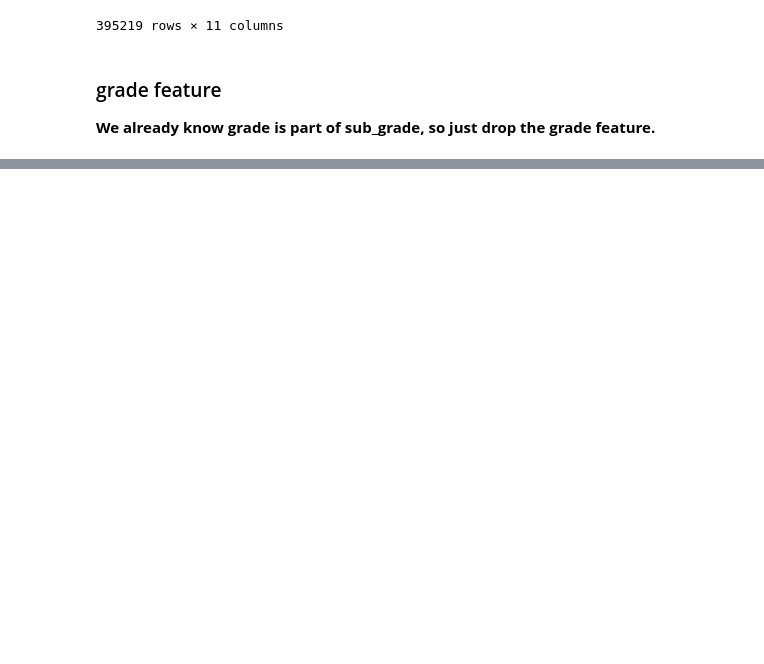
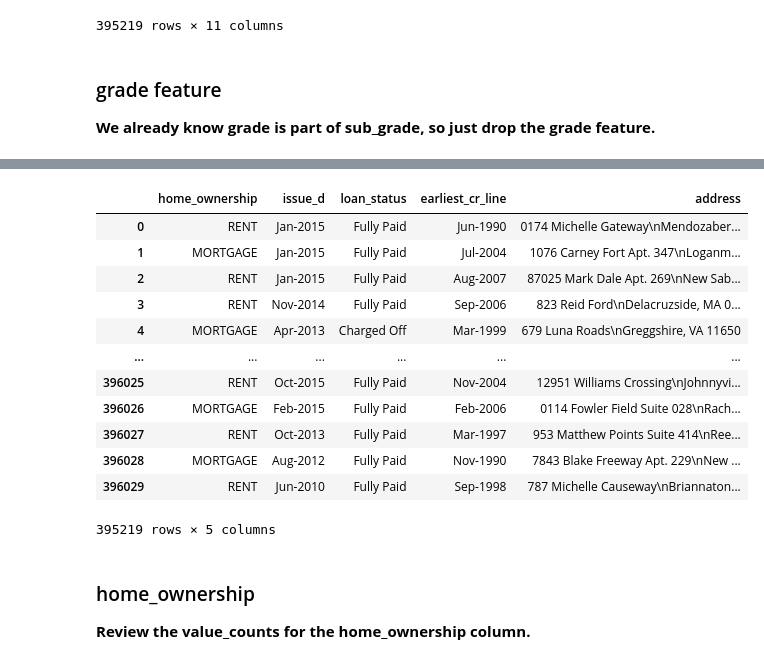
Before and after one commit to SKR18156592/Lendingclub-risk-prediction, a Jupyter notebook: lendingclub_loan_default_keras.ipynb, the cells around one changed output, grey strips where cells are left out. Cells and saved outputs as stored; diff of their text form; code cells hidden in the pictures; blank space fills up the shorter version.

```diff
--- a/lendingclub_loan_default_keras.ipynb
+++ b/lendingclub_loan_default_keras.ipynb
@@ -764,0 +790,23 @@ df = df.drop('grade',axis=1)
+# %%
+dummies = pd.get_dummies(df[['verification_status', 'application_type','initial_list_status','purpose' ]],drop_first=True)
+df = df.drop(['verification_status', 'application_type','initial_list_status','purpose'],axis=1)
+df = pd.concat([df,dummies],axis=1)
+# %%
+df.select_dtypes(['object'])
+# %% [output]
+|  | home_ownership | issue_d | loan_status | earliest_cr_line | address |
+| 0 | RENT | Jan-2015 | Fully Paid | Jun-1990 | 0174 Michelle Gateway\nMendozaber... |
+| 1 | MORTGAGE | Jan-2015 | Fully Paid | Jul-2004 | 1076 Carney Fort Apt. 347\nLoganm... |
+| 2 | RENT | Jan-2015 | Fully Paid | Aug-2007 | 87025 Mark Dale Apt. 269\nNew Sab... |
+| 3 | RENT | Nov-2014 | Fully Paid | Sep-2006 | 823 Reid Ford\nDelacruzside, MA 0... |
+| 4 | MORTGAGE | Apr-2013 | Charged Off | Mar-1999 | 679 Luna Roads\nGreggshire, VA 11650 |
+| ... | ... | ... | ... | ... | ... |
+| 396025 | RENT | Oct-2015 | Fully Paid | Nov-2004 | 12951 Williams Crossing\nJohnnyvi... |
+| 396026 | MORTGAGE | Feb-2015 | Fully Paid | Feb-2006 | 0114 Fowler Field Suite 028\nRach... |
+| 396027 | RENT | Oct-2013 | Fully Paid | Mar-1997 | 953 Matthew Points Suite 414\nRee... |
+| 396028 | MORTGAGE | Aug-2012 | Fully Paid | Nov-1990 | 7843 Blake Freeway Apt. 229\nNew ... |
+| 396029 | RENT | Jun-2010 | Fully Paid | Sep-1998 | 787 Michelle Causeway\nBriannaton... |
+395219 rows × 5 columns
+# %% [markdown]
+### home_ownership
+**Review the value_counts for the home_ownership column.**
```
Also changed, not shown: parts of 18 cells of this notebook.
